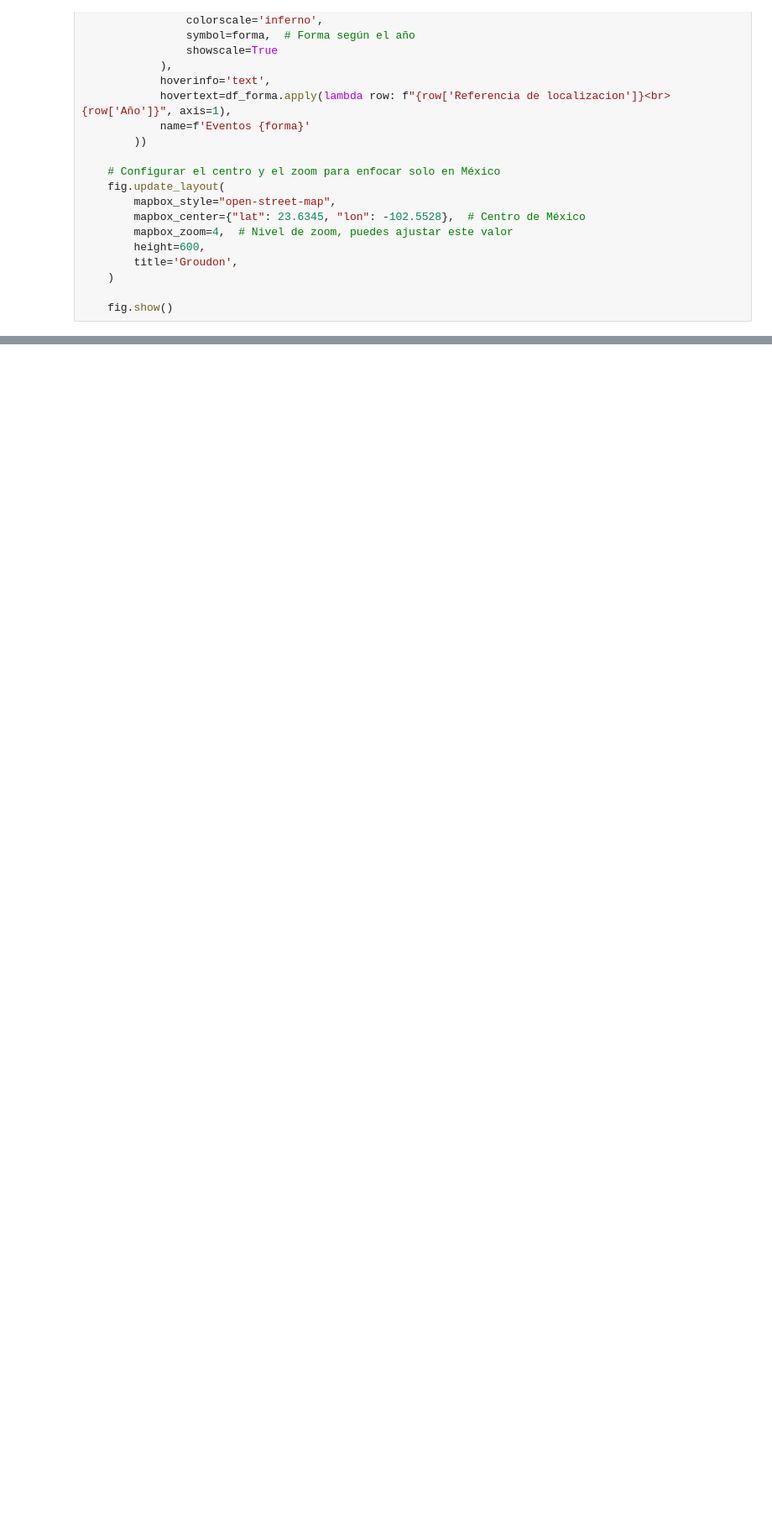
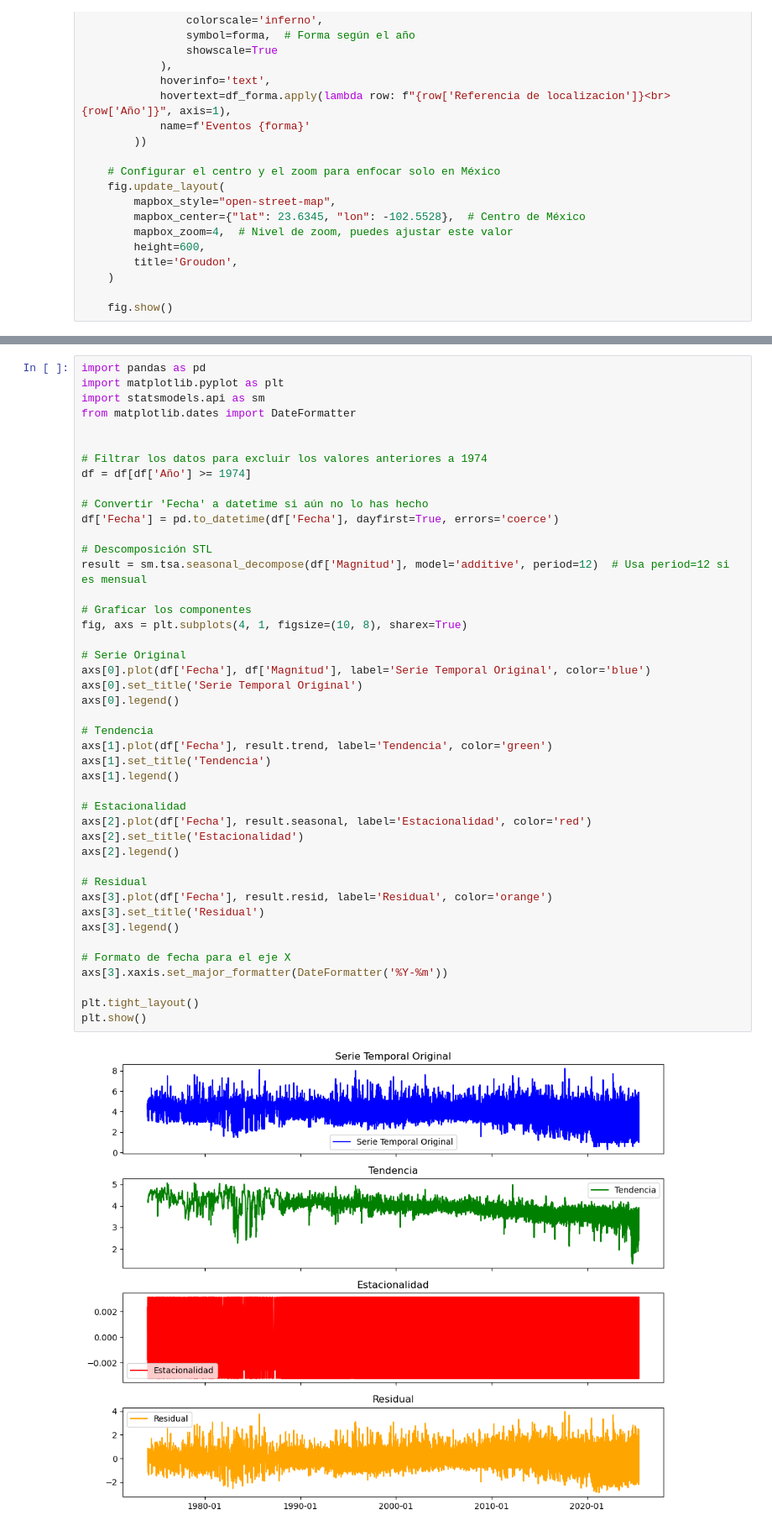
Before and after one commit to HectorH06/Lithomancer, a Jupyter notebook: info.ipynb, the cells around one changed output, grey strips where cells are left out. Shown at 84% size. Cells and saved outputs as stored; diff of their text form; blank space fills up the shorter version.

```diff
--- a/info.ipynb
+++ b/info.ipynb
@@ -113,0 +123,46 @@ VBox(children=(IntRangeSlider(value=(1990, 2025), continuous_update=False, descr
+# %%
+import pandas as pd
+import matplotlib.pyplot as plt
+import statsmodels.api as sm
+from matplotlib.dates import DateFormatter
+
+
+# Filtrar los datos para excluir los valores anteriores a 1974
+df = df[df['Año'] >= 1974]
+
+# Convertir 'Fecha' a datetime si aún no lo has hecho
+df['Fecha'] = pd.to_datetime(df['Fecha'], dayfirst=True, errors='coerce')
+
+# Descomposición STL
+result = sm.tsa.seasonal_decompose(df['Magnitud'], model='additive', period=12)  # Usa period=12 si es mensual
+
+# Graficar los componentes
+fig, axs = plt.subplots(4, 1, figsize=(10, 8), sharex=True)
+
+# Serie Original
+axs[0].plot(df['Fecha'], df['Magnitud'], label='Serie Temporal Original', color='blue')
+axs[0].set_title('Serie Temporal Original')
+axs[0].legend()
+
+# Tendencia
+axs[1].plot(df['Fecha'], result.trend, label='Tendencia', color='green')
+axs[1].set_title('Tendencia')
+axs[1].legend()
+
+# Estacionalidad
+axs[2].plot(df['Fecha'], result.seasonal, label='Estacionalidad', color='red')
+axs[2].set_title('Estacionalidad')
+axs[2].legend()
+
+# Residual
+axs[3].plot(df['Fecha'], result.resid, label='Residual', color='orange')
+axs[3].set_title('Residual')
+axs[3].legend()
+
+# Formato de fecha para el eje X
+axs[3].xaxis.set_major_formatter(DateFormatter('%Y-%m'))
+
+plt.tight_layout()
+plt.show()
+# %% [output]
+[figure, added]
```
Also changed, not shown: parts of 1 cell of this notebook.
